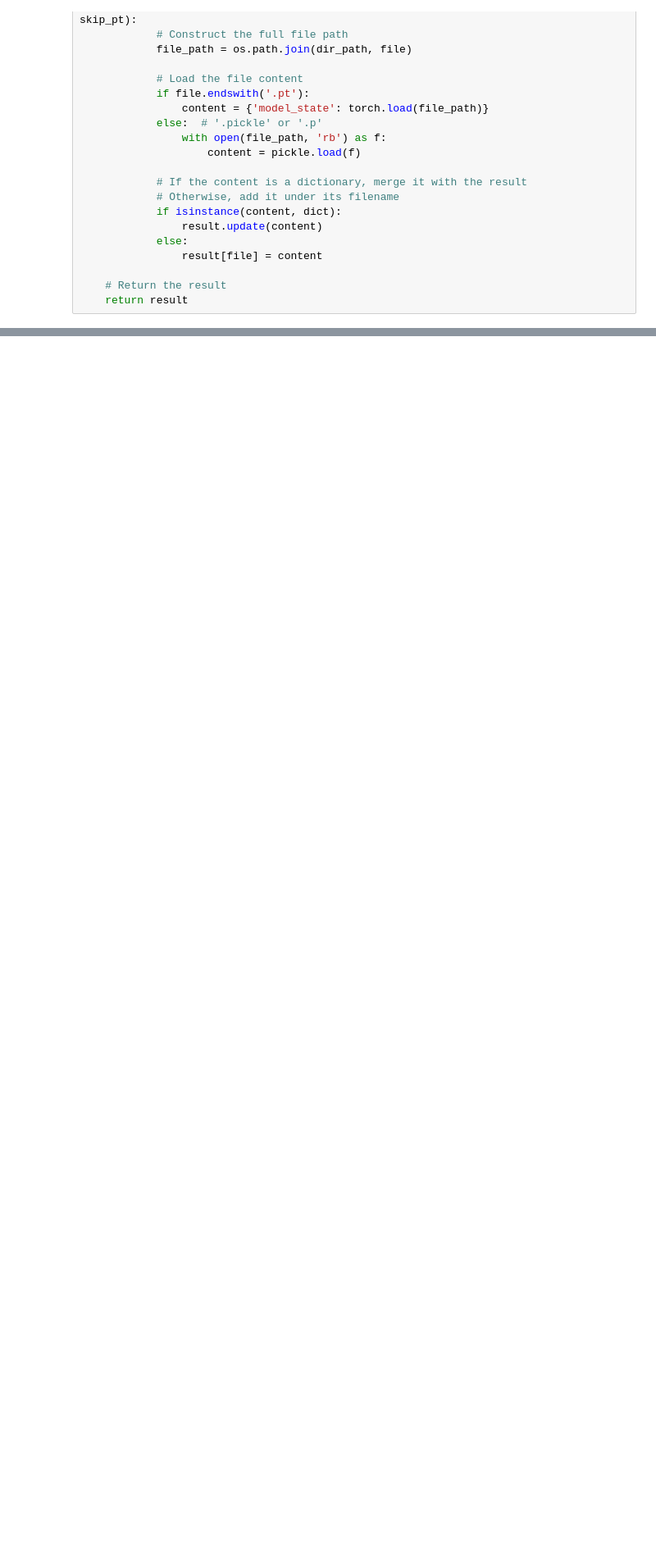
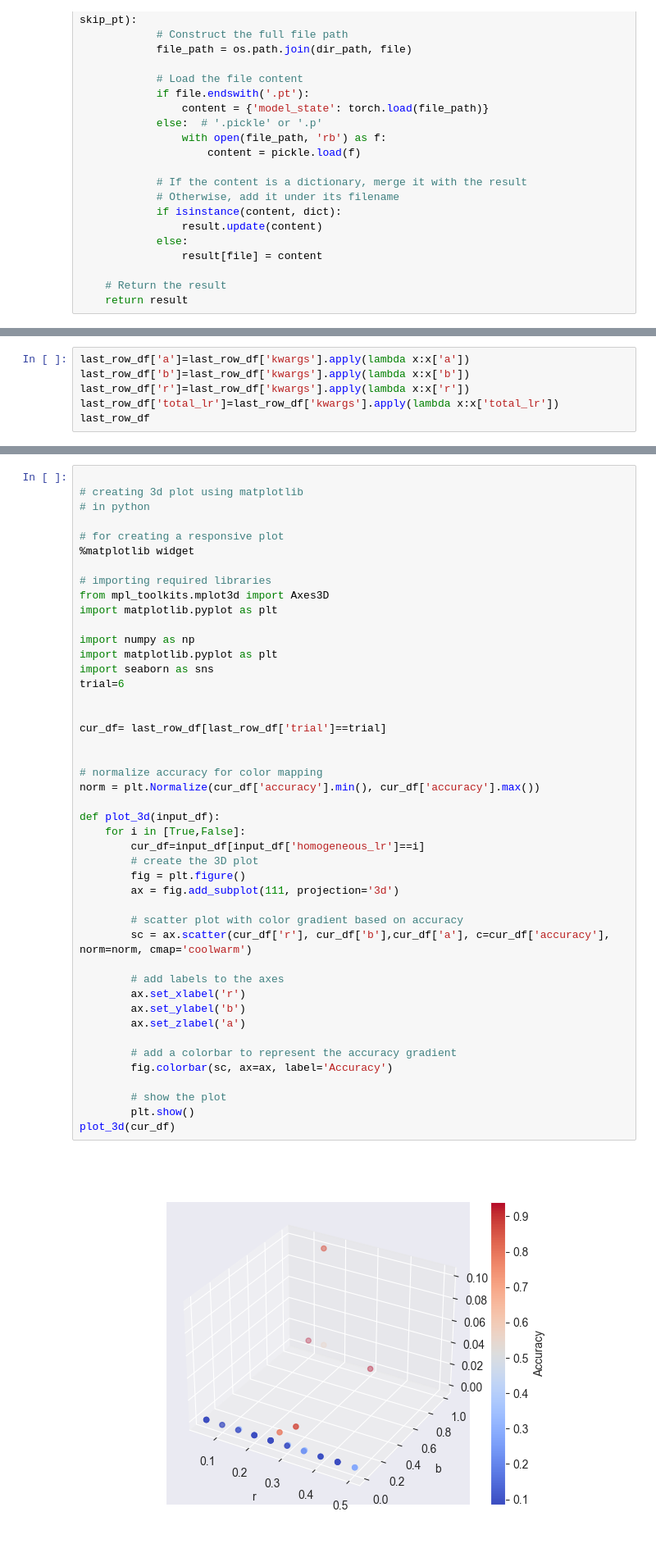
Before and after one commit to NitzanLux/Heterogeneous_Networks, a Jupyter notebook: evaluate_permuted_mnist.ipynb, the cells around one changed output, grey strips where cells are left out. Shown at 82% size. Cells and saved outputs as stored; diff of their text form; blank space fills up the shorter version.

```diff
--- a/evaluate_permuted_mnist.ipynb
+++ b/evaluate_permuted_mnist.ipynb
@@ -205,0 +228,6 @@ plt.show()
+# %%
+last_row_df['a']=last_row_df['kwargs'].apply(lambda x:x['a'])
+last_row_df['b']=last_row_df['kwargs'].apply(lambda x:x['b'])
+last_row_df['r']=last_row_df['kwargs'].apply(lambda x:x['r'])
+last_row_df['total_lr']=last_row_df['kwargs'].apply(lambda x:x['total_lr'])
+last_row_df
@@ -205,0 +248,47 @@ plt.show()
+# %%
+
+# creating 3d plot using matplotlib
+# in python
+
+# for creating a responsive plot
+%matplotlib widget
+
+# importing required libraries
+from mpl_toolkits.mplot3d import Axes3D
+import matplotlib.pyplot as plt
+
+import numpy as np
+import matplotlib.pyplot as plt
+import seaborn as sns
+trial=6
+
+
+cur_df= last_row_df[last_row_df['trial']==trial]
+
+
+# normalize accuracy for color mapping
+norm = plt.Normalize(cur_df['accuracy'].min(), cur_df['accuracy'].max())
+
+def plot_3d(input_df):
+    for i in [True,False]:
+        cur_df=input_df[input_df['homogeneous_lr']==i]
+        # create the 3D plot
+        fig = plt.figure()
+        ax = fig.add_subplot(111, projection='3d')
+
+        # scatter plot with color gradient based on accuracy
+        sc = ax.scatter(cur_df['r'], cur_df['b'],cur_df['a'], c=cur_df['accuracy'], norm=norm, cmap='coolwarm')
+
+        # add labels to the axes
+        ax.set_xlabel('r')
+        ax.set_ylabel('b')
+        ax.set_zlabel('a')
+
+        # add a colorbar to represent the accuracy gradient
+        fig.colorbar(sc, ax=ax, label='Accuracy')
+
+        # show the plot
+        plt.show()
+plot_3d(cur_df)
+# %% [output]
+[figure, added]
```
Also changed, not shown: parts of 5 cells of this notebook, 2 other files.
